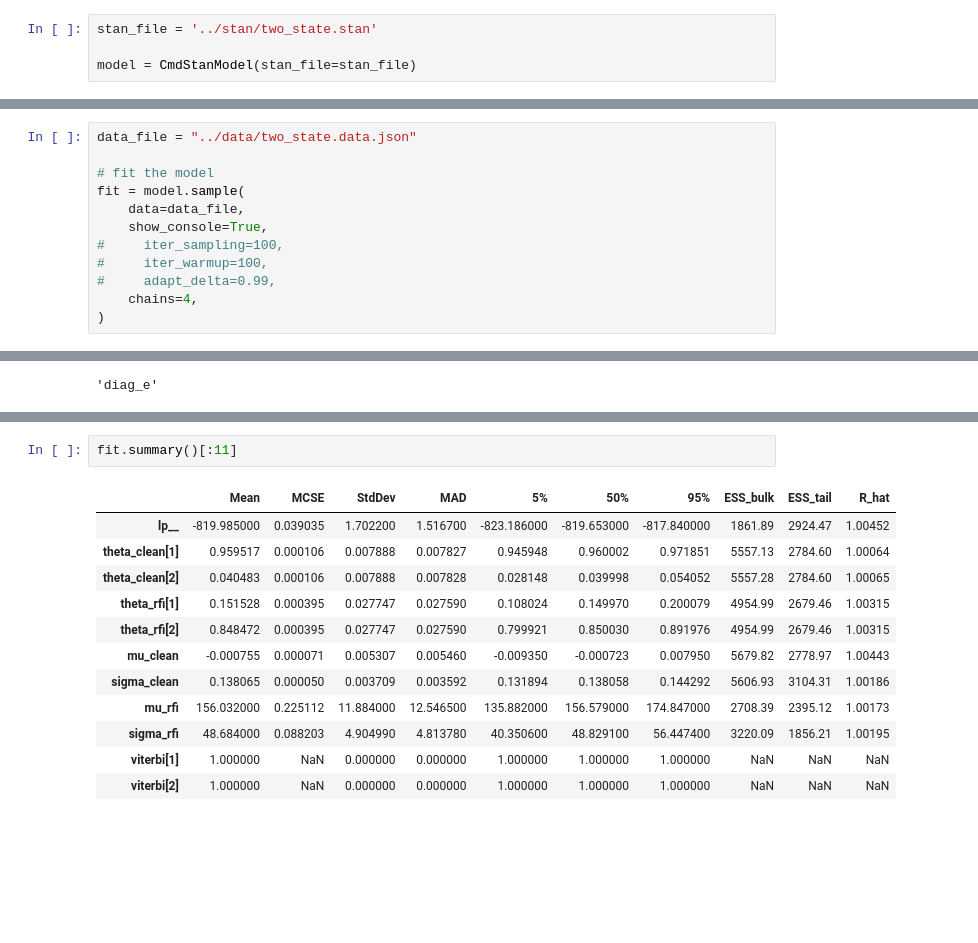
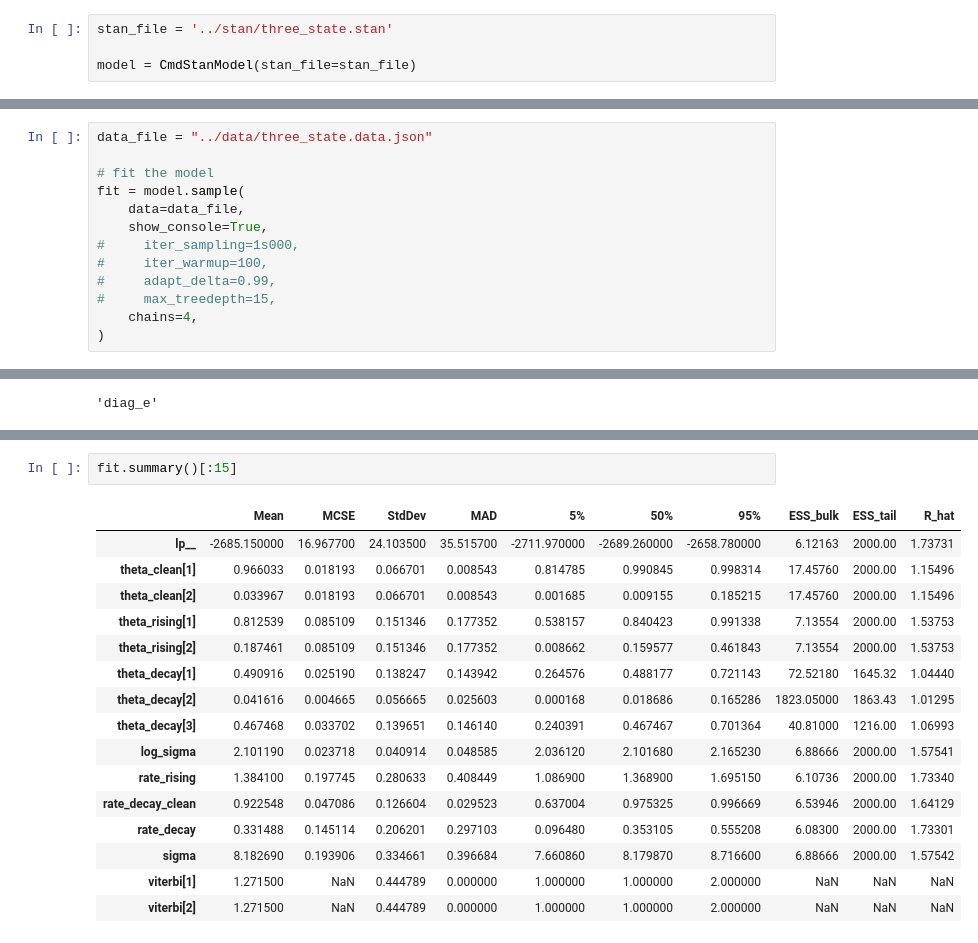
Before and after one commit to baron-de-montblanc/rfi_characterization, a Jupyter notebook: notebooks/run_stan.ipynb, the cells around one changed output, grey strips where cells are left out. Cells and saved outputs as stored; diff of their text form; blank space fills up the shorter version.

```diff
--- a/notebooks/run_stan.ipynb
+++ b/notebooks/run_stan.ipynb
@@ -8,7 +8,7 @@ from scipy.stats import norm, cauchy
 
 plt.style.use('seaborn-v0_8')
 # %%
-stan_file = '../stan/two_state.stan'
+stan_file = '../stan/three_state.stan'
 
 model = CmdStanModel(stan_file=stan_file)
 # %% [output]
@@ -17,13 +17,14 @@ model = CmdStanModel(stan_file=stan_file)
 # %%
-data_file = "../data/two_state.data.json"
+data_file = "../data/three_state.data.json"
 
 # fit the model
 fit = model.sample(
     data=data_file,
     show_console=True,
-#     iter_sampling=100,
+#     iter_sampling=1s000,
 #     iter_warmup=100,
 #     adapt_delta=0.99,
+#     max_treedepth=15,
     chains=4,
 )
 # %% [output]
@@ -205,15 +189,19 @@ plt.show()
 # %%
-fit.summary()[:11]
+fit.summary()[:15]
 # %% [output]
 |  | Mean | MCSE | StdDev | MAD | 5% | 50% | 95% | ESS_bulk | ESS_tail | R_hat |
-| lp__ | -819.985000 | 0.039035 | 1.702200 | 1.516700 | -823.186000 | -819.653000 | -817.840000 | 1861.89 | 2924.47 | 1.00452 |
-| theta_clean[1] | 0.959517 | 0.000106 | 0.007888 | 0.007827 | 0.945948 | 0.960002 | 0.971851 | 5557.13 | 2784.60 | 1.00064 |
-| theta_clean[2] | 0.040483 | 0.000106 | 0.007888 | 0.007828 | 0.028148 | 0.039998 | 0.054052 | 5557.28 | 2784.60 | 1.00065 |
-| theta_rfi[1] | 0.151528 | 0.000395 | 0.027747 | 0.027590 | 0.108024 | 0.149970 | 0.200079 | 4954.99 | 2679.46 | 1.00315 |
-| theta_rfi[2] | 0.848472 | 0.000395 | 0.027747 | 0.027590 | 0.799921 | 0.850030 | 0.891976 | 4954.99 | 2679.46 | 1.00315 |
-| mu_clean | -0.000755 | 0.000071 | 0.005307 | 0.005460 | -0.009350 | -0.000723 | 0.007950 | 5679.82 | 2778.97 | 1.00443 |
-| sigma_clean | 0.138065 | 0.000050 | 0.003709 | 0.003592 | 0.131894 | 0.138058 | 0.144292 | 5606.93 | 3104.31 | 1.00186 |
-| mu_rfi | 156.032000 | 0.225112 | 11.884000 | 12.546500 | 135.882000 | 156.579000 | 174.847000 | 2708.39 | 2395.12 | 1.00173 |
-| sigma_rfi | 48.684000 | 0.088203 | 4.904990 | 4.813780 | 40.350600 | 48.829100 | 56.447400 | 3220.09 | 1856.21 | 1.00195 |
-| viterbi[1] | 1.000000 | NaN | 0.000000 | 0.000000 | 1.000000 | 1.000000 | 1.000000 | NaN | NaN | NaN |
-| viterbi[2] | 1.000000 | NaN | 0.000000 | 0.000000 | 1.000000 | 1.000000 | 1.000000 | NaN | NaN | NaN |
+| lp__ | -2685.150000 | 16.967700 | 24.103500 | 35.515700 | -2711.970000 | -2689.260000 | -2658.780000 | 6.12163 | 2000.00 | 1.73731 |
+| theta_clean[1] | 0.966033 | 0.018193 | 0.066701 | 0.008543 | 0.814785 | 0.990845 | 0.998314 | 17.45760 | 2000.00 | 1.15496 |
+| theta_clean[2] | 0.033967 | 0.018193 | 0.066701 | 0.008543 | 0.001685 | 0.009155 | 0.185215 | 17.45760 | 2000.00 | 1.15496 |
+| theta_rising[1] | 0.812539 | 0.085109 | 0.151346 | 0.177352 | 0.538157 | 0.840423 | 0.991338 | 7.13554 | 2000.00 | 1.53753 |
+| theta_rising[2] | 0.187461 | 0.085109 | 0.151346 | 0.177352 | 0.008662 | 0.159577 | 0.461843 | 7.13554 | 2000.00 | 1.53753 |
+| theta_decay[1] | 0.490916 | 0.025190 | 0.138247 | 0.143942 | 0.264576 | 0.488177 | 0.721143 | 72.52180 | 1645.32 | 1.04440 |
+| theta_decay[2] | 0.041616 | 0.004665 | 0.056665 | 0.025603 | 0.000168 | 0.018686 | 0.165286 | 1823.05000 | 1863.43 | 1.01295 |
+| theta_decay[3] | 0.467468 | 0.033702 | 0.139651 | 0.146140 | 0.240391 | 0.467467 | 0.701364 | 40.81000 | 1216.00 | 1.06993 |
+| log_sigma | 2.101190 | 0.023718 | 0.040914 | 0.048585 | 2.036120 | 2.101680 | 2.165230 | 6.88666 | 2000.00 | 1.57541 |
+| rate_rising | 1.384100 | 0.197745 | 0.280633 | 0.408449 | 1.086900 | 1.368900 | 1.695150 | 6.10736 | 2000.00 | 1.73340 |
+| rate_decay_clean | 0.922548 | 0.047086 | 0.126604 | 0.029523 | 0.637004 | 0.975325 | 0.996669 | 6.53946 | 2000.00 | 1.64129 |
+| rate_decay | 0.331488 | 0.145114 | 0.206201 | 0.297103 | 0.096480 | 0.353105 | 0.555208 | 6.08300 | 2000.00 | 1.73301 |
+| sigma | 8.182690 | 0.193906 | 0.334661 | 0.396684 | 7.660860 | 8.179870 | 8.716600 | 6.88666 | 2000.00 | 1.57542 |
+| viterbi[1] | 1.271500 | NaN | 0.444789 | 0.000000 | 1.000000 | 1.000000 | 2.000000 | NaN | NaN | NaN |
+| viterbi[2] | 1.271500 | NaN | 0.444789 | 0.000000 | 1.000000 | 1.000000 | 2.000000 | NaN | NaN | NaN |
```
Also changed, not shown: parts of 12 cells of this notebook, 5 other files.
